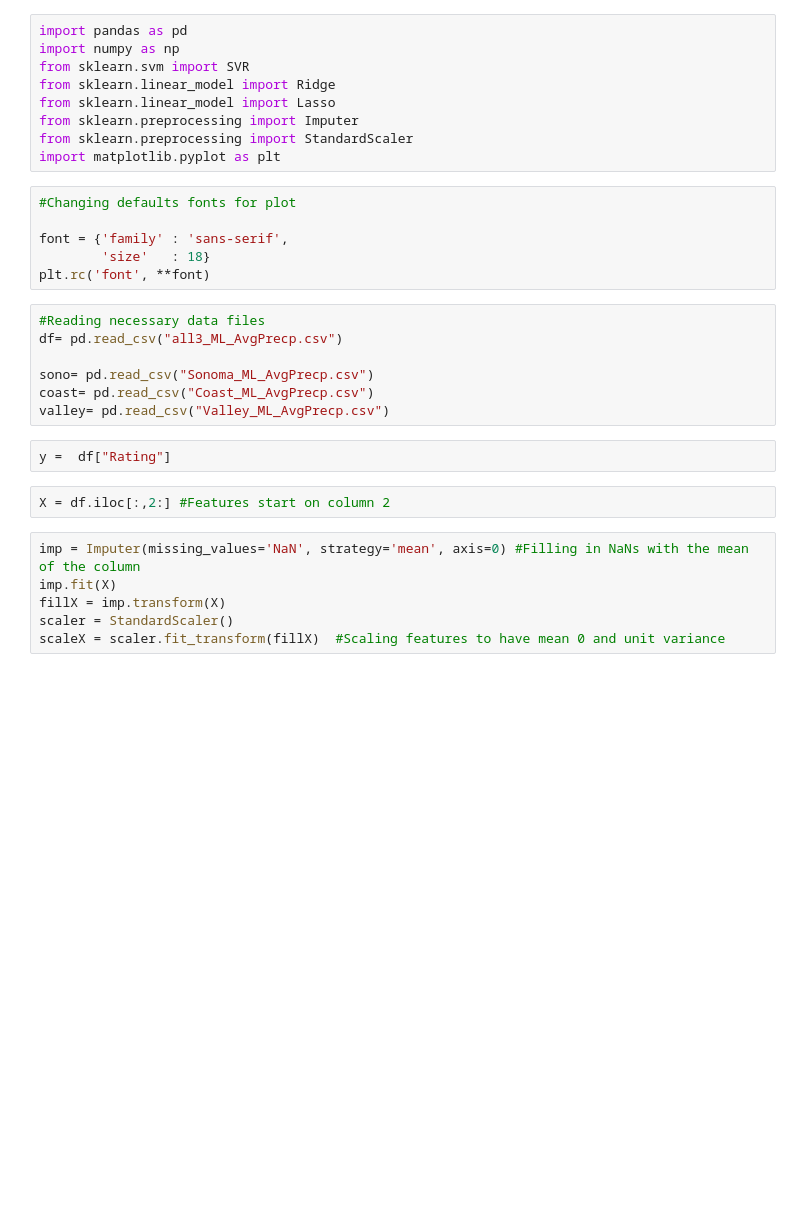
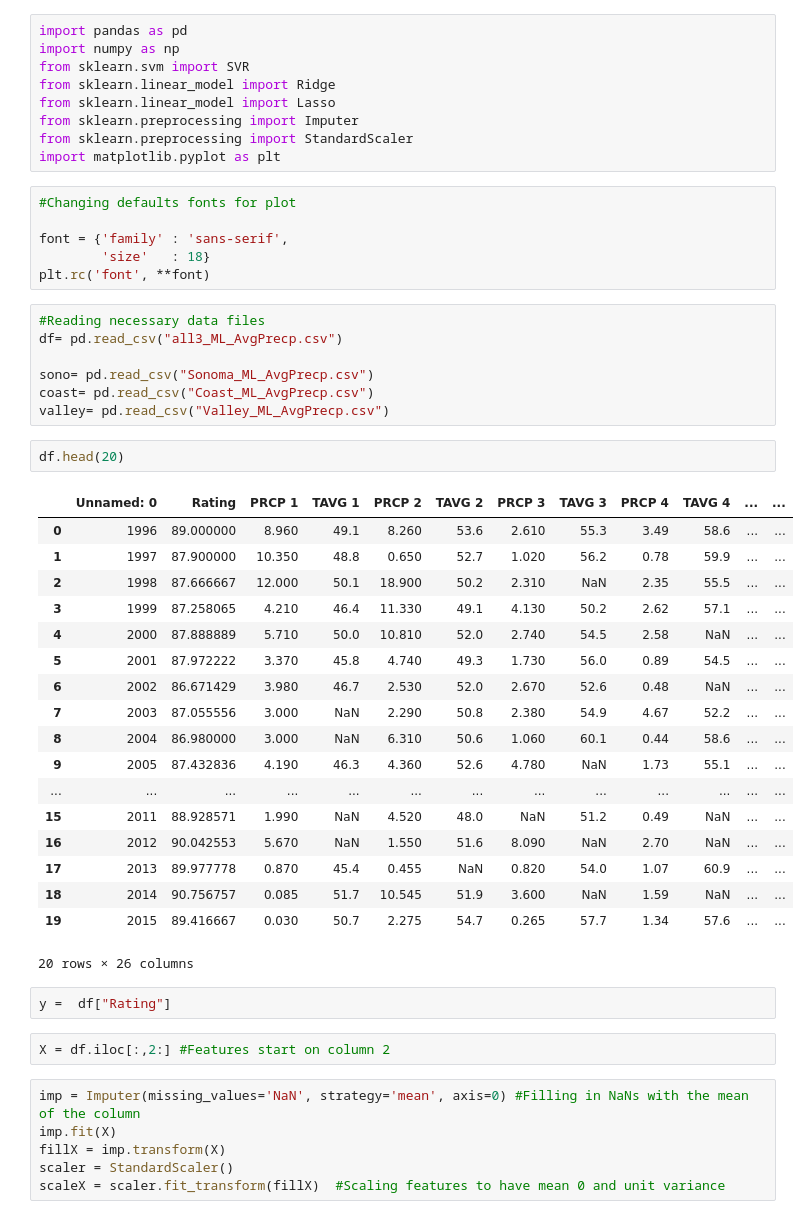
Before and after one commit to lamontal/WineScraping, a Jupyter notebook: ML_Tests-AvgPrecp-TrainTest.ipynb, the cells around one changed output. Drawn from its saved outputs; the diff is of its cells as text; blank space fills up the shorter version.

```diff
--- a/ML_Tests-AvgPrecp-TrainTest.ipynb
+++ b/ML_Tests-AvgPrecp-TrainTest.ipynb
@@ -20,6 +20,27 @@ df= pd.read_csv("all3_ML_AvgPrecp.csv")
 sono= pd.read_csv("Sonoma_ML_AvgPrecp.csv")
 coast= pd.read_csv("Coast_ML_AvgPrecp.csv")
 valley= pd.read_csv("Valley_ML_AvgPrecp.csv")
+# %%
+df.head(20)
+# %% [output]
+|  | Unnamed: 0 | Rating | PRCP 1 | TAVG 1 | PRCP 2 | TAVG 2 | PRCP 3 | TAVG 3 | PRCP 4 | TAVG 4 | ... | ... |
+| 0 | 1996 | 89.000000 | 8.960 | 49.1 | 8.260 | 53.6 | 2.610 | 55.3 | 3.49 | 58.6 | ... | ... |
+| 1 | 1997 | 87.900000 | 10.350 | 48.8 | 0.650 | 52.7 | 1.020 | 56.2 | 0.78 | 59.9 | ... | ... |
+| 2 | 1998 | 87.666667 | 12.000 | 50.1 | 18.900 | 50.2 | 2.310 | NaN | 2.35 | 55.5 | ... | ... |
+| 3 | 1999 | 87.258065 | 4.210 | 46.4 | 11.330 | 49.1 | 4.130 | 50.2 | 2.62 | 57.1 | ... | ... |
+| 4 | 2000 | 87.888889 | 5.710 | 50.0 | 10.810 | 52.0 | 2.740 | 54.5 | 2.58 | NaN | ... | ... |
+| 5 | 2001 | 87.972222 | 3.370 | 45.8 | 4.740 | 49.3 | 1.730 | 56.0 | 0.89 | 54.5 | ... | ... |
+| 6 | 2002 | 86.671429 | 3.980 | 46.7 | 2.530 | 52.0 | 2.670 | 52.6 | 0.48 | NaN | ... | ... |
+| 7 | 2003 | 87.055556 | 3.000 | NaN | 2.290 | 50.8 | 2.380 | 54.9 | 4.67 | 52.2 | ... | ... |
+| 8 | 2004 | 86.980000 | 3.000 | NaN | 6.310 | 50.6 | 1.060 | 60.1 | 0.44 | 58.6 | ... | ... |
+| 9 | 2005 | 87.432836 | 4.190 | 46.3 | 4.360 | 52.6 | 4.780 | NaN | 1.73 | 55.1 | ... | ... |
+| ... | ... | ... | ... | ... | ... | ... | ... | ... | ... | ... | ... | ... |
+| 15 | 2011 | 88.928571 | 1.990 | NaN | 4.520 | 48.0 | NaN | 51.2 | 0.49 | NaN | ... | ... |
+| 16 | 2012 | 90.042553 | 5.670 | NaN | 1.550 | 51.6 | 8.090 | NaN | 2.70 | NaN | ... | ... |
+| 17 | 2013 | 89.977778 | 0.870 | 45.4 | 0.455 | NaN | 0.820 | 54.0 | 1.07 | 60.9 | ... | ... |
+| 18 | 2014 | 90.756757 | 0.085 | 51.7 | 10.545 | 51.9 | 3.600 | NaN | 1.59 | NaN | ... | ... |
+| 19 | 2015 | 89.416667 | 0.030 | 50.7 | 2.275 | 54.7 | 0.265 | 57.7 | 1.34 | 57.6 | ... | ... |
+20 rows × 26 columns
 # %%
 y =  df["Rating"]
 # %%
```
Also changed, not shown: parts of 4 cells of this notebook, 4 other files.
